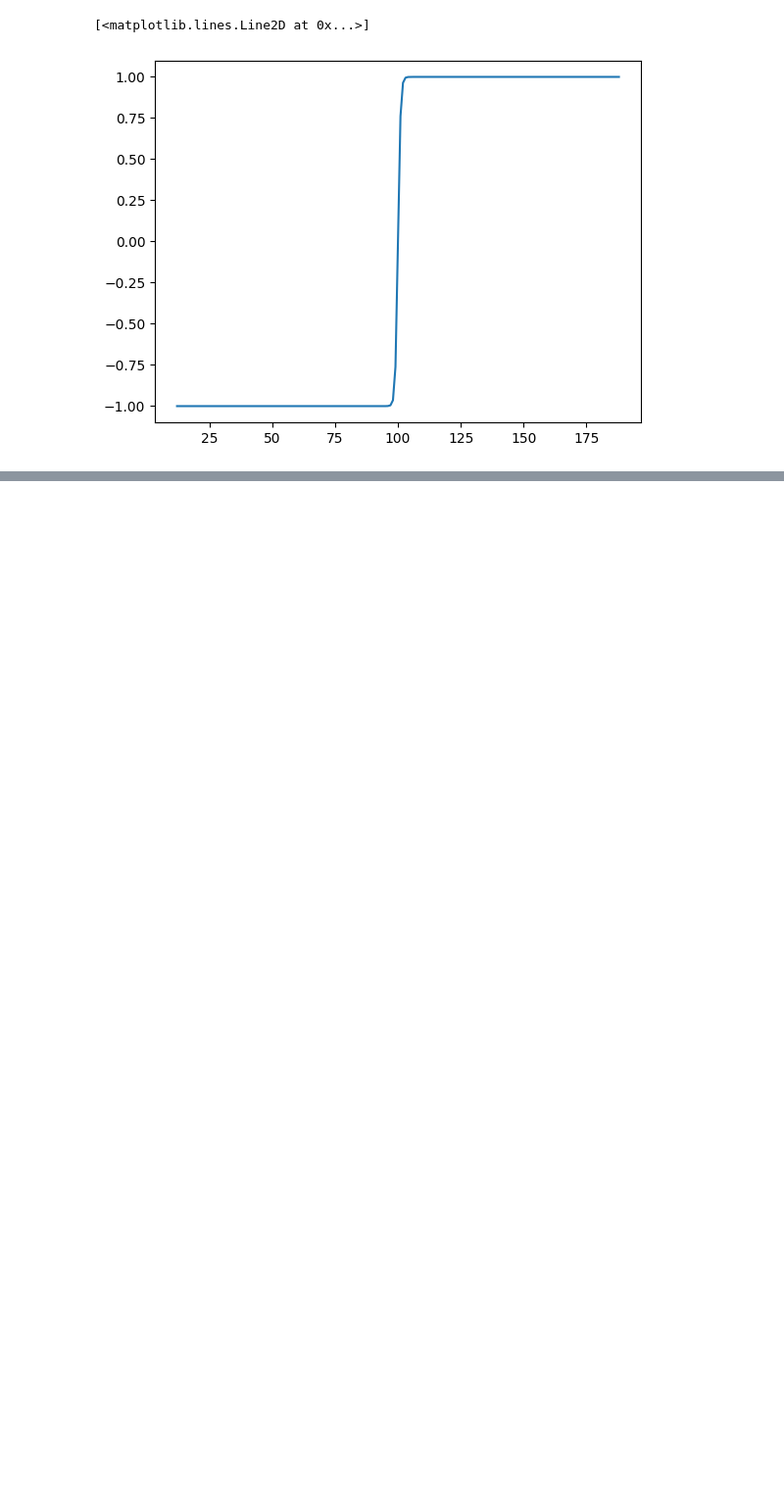
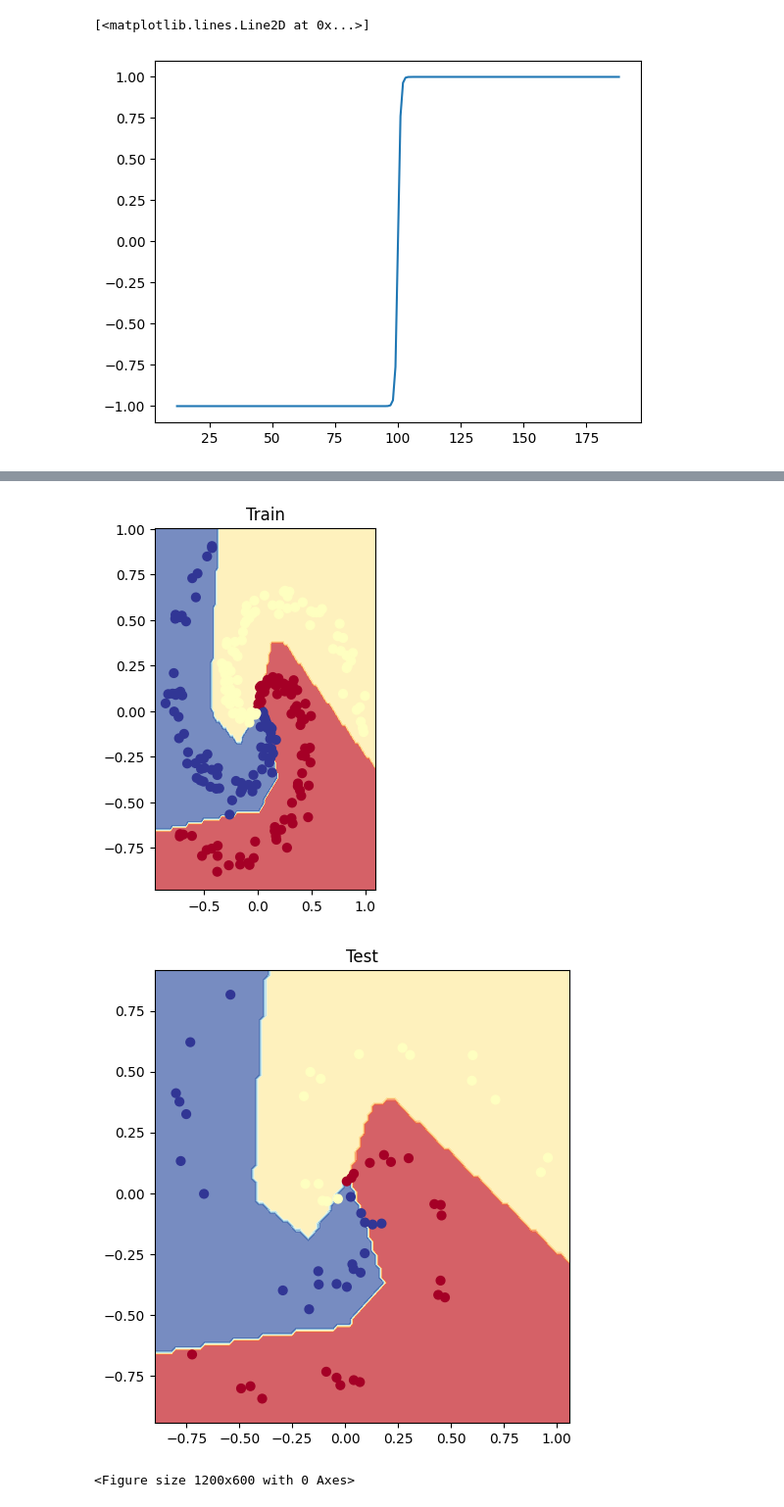
Before and after one commit to samuelj1323/ML_Learning, a Jupyter notebook: Multi_class_data.ipynb, the cells around one changed output, grey strips where cells are left out. Shown at 98% size. Drawn from its saved outputs; the diff is of its cells as text; code cells hidden in the pictures; blank space fills up the shorter version.

```diff
--- a/Multi_class_data.ipynb
+++ b/Multi_class_data.ipynb
@@ -515,0 +613,28 @@ plt.plot(tanh(straight_line))
+# %%
+loss_fn = nn.CrossEntropyLoss()
+optimizer = torch.optim.SGD(params=model_1.parameters(), lr=0.01)
+# %%
+epochs = 1000
+for epoch in range(epochs):
+  #training mode
+  model_1.train()
+  #forward pass
+  train_logits = model_1(X_train)
+  #Calculate the loss
+  train_loss = loss_fn(train_logits, y_train)
+  #Optimizer zero grad
+  optimizer.zero_grad()
+  #Loss backward
+  train_loss.backward()
+  #Optimizer step
+  optimizer.step()
+  #Eval mode
+  model_1.eval()
+  with torch.inference_mode():
+    #do the forward pass
+    test_logits = model_1(X_test)
+    #Calculate the loss
+    loss = loss_fn(test_logits, y_test)
+    #Print out what's happening
+    if epoch % 100 == 0:
+      print(f"epoch: {epoch} | train loss: {train_loss} | test loss: {test_loss}")
@@ -515,0 +652,11 @@ plt.plot(tanh(straight_line))
+# %%
+plt.subplot(1, 2, 1)
+plt.title("Train")
+plot_decision_boundary(model_1, X_train, y_train)
+plt.subplot(1, 2, 2)
+plt.title("Test")
+plot_decision_boundary(model_1, X_test, y_test)
+# %% [output]
+[figure, added]
+[figure, added]
+<Figure size 1200x600 with 0 Axes>
```
Also changed, not shown: parts of 18 cells of this notebook.
